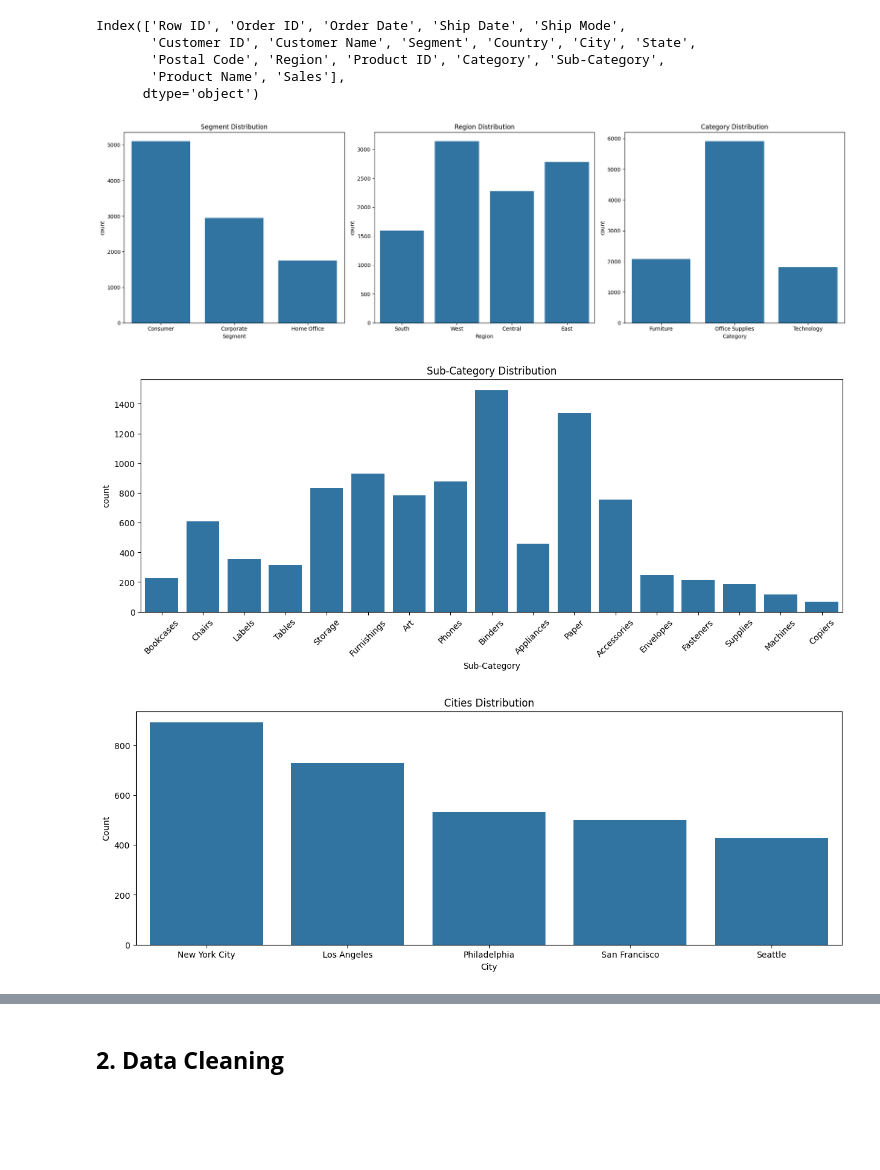
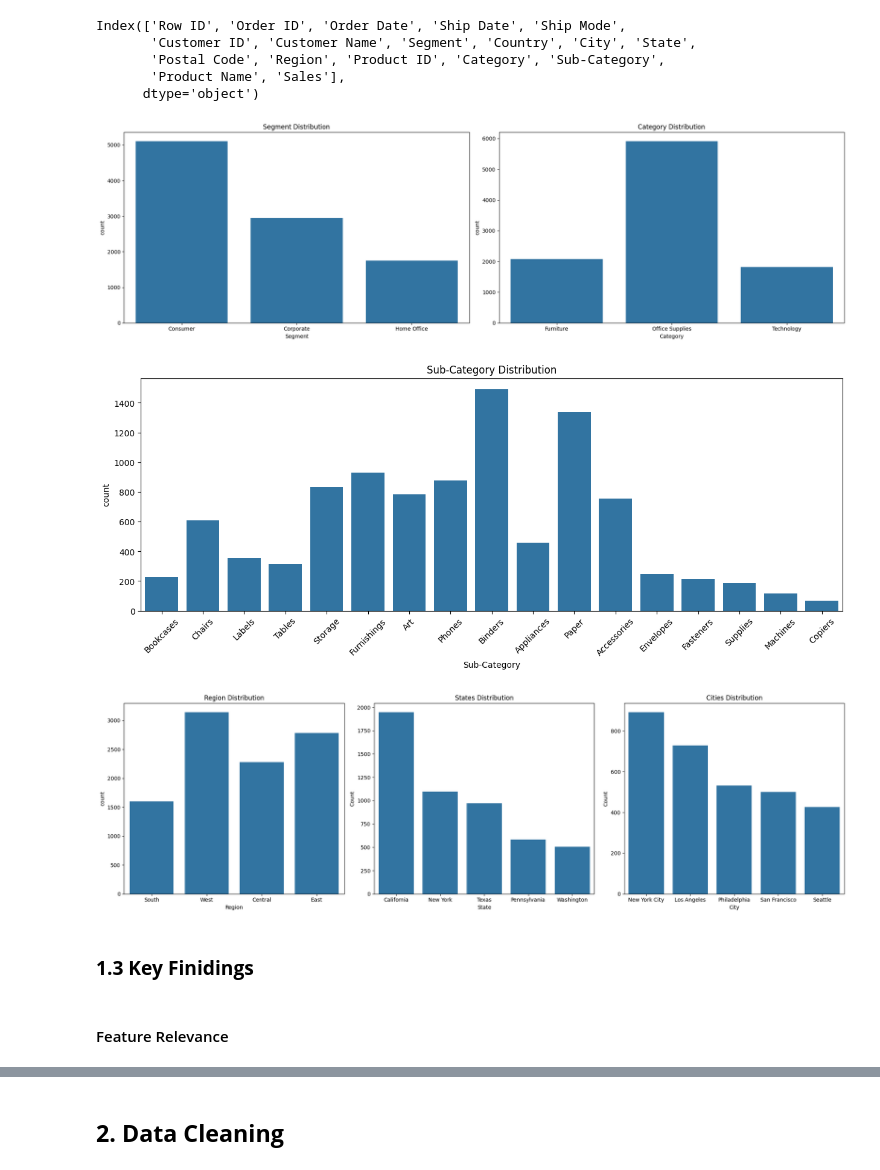
Before and after one commit to AbdallahGasem/Sales-Forecasting-and-Demand-Prediction, a Jupyter notebook: Milestones/M1/EDA-BASE.ipynb, the cells around one changed output, grey strips where cells are left out. Drawn from its saved outputs; the diff is of its cells as text; code cells hidden in the pictures; blank space fills up the shorter version.

Commit message:
Data Exploration Phase

```diff
--- a/Milestones/M1/EDA-BASE.ipynb
+++ b/Milestones/M1/EDA-BASE.ipynb
@@ -294,35 +269,49 @@ Index(['Row ID', 'Order ID', 'Order Date', 'Ship Date', 'Ship Mode',
       dtype='object')
 # %%
 # Plotting categorical data using bar plots
-fig, axes = plt.subplots(1, 3, figsize=(20, 6))
+fig, axes = plt.subplots(1, 2, figsize=(20, 6))
 
 sns.countplot(ax=axes[0], x='Segment', data=sales_df)
 axes[0].set_title('Segment Distribution')
 
-sns.countplot(ax=axes[1], x='Region', data=sales_df)
-axes[1].set_title('Region Distribution')
-
-sns.countplot(ax=axes[2], x='Category', data=sales_df)
-axes[2].set_title('Category Distribution')
+sns.countplot(ax=axes[1], x='Category', data=sales_df)
+axes[1].set_title('Category Distribution')
 plt.tight_layout()
 plt.show()
 
 plt.figure(figsize=(15, 5))
 sns.countplot(x='Sub-Category', data=sales_df)
 plt.title('Sub-Category Distribution')
 plt.xticks(rotation=45)
 plt.show()
 
+fig2, axes2 = plt.subplots(1, 3, figsize=(20, 6))
+
+sns.countplot(ax=axes2[0], x='Region', data=sales_df)
+axes2[0].set_title('Region Distribution')
+
+# Create a DataFrame with the top 5 states by count
+top_states = sales_df['State'].value_counts().head(5).reset_index()
+top_states.columns = ['State', 'Count']
+
+# Plot the data
+sns.barplot(ax=axes2[1], x='State', y='Count', data=top_states)
+axes2[1].set_title('States Distribution')
+
 # Create a DataFrame with the top 5 cities by count
-top_cities = sales_df['City'].value_counts().head(5).reset_index() #?
+top_cities = sales_df['City'].value_counts().head(5).reset_index()
 top_cities.columns = ['City', 'Count']
 
 # Plot the data
-plt.figure(figsize=(15, 5))
-sns.barplot(x='City', y='Count', data=top_cities)
-plt.title('Cities Distribution')
+sns.barplot(ax=axes2[2], x='City', y='Count', data=top_cities)
+axes2[2].set_title('Cities Distribution')
+plt.tight_layout()
 plt.show()
 # %% [output]
-[figure, old version]
+[figure, new version]
 [figure]
-[figure, old version]
+[figure, new version]
+# %% [markdown]
+### **1.3 Key Finidings**
+# %% [markdown]
+#### Feature Relevance
```
Also changed, not shown: parts of 5 cells of this notebook.
